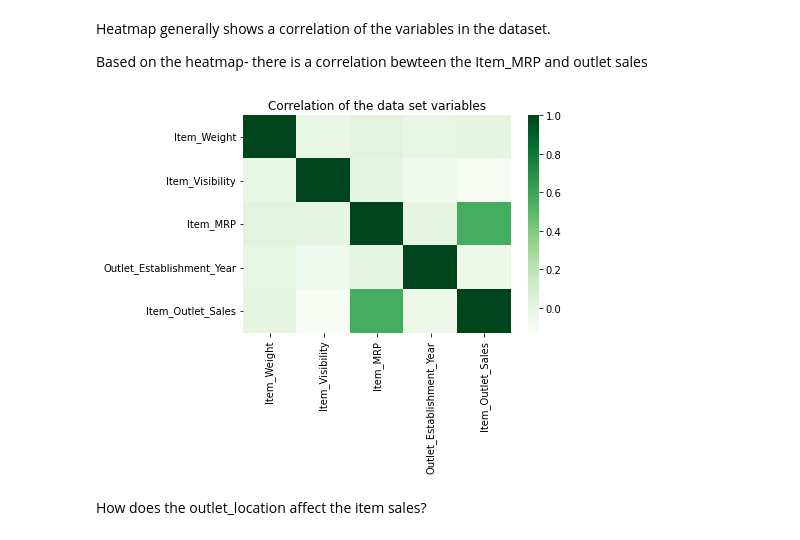
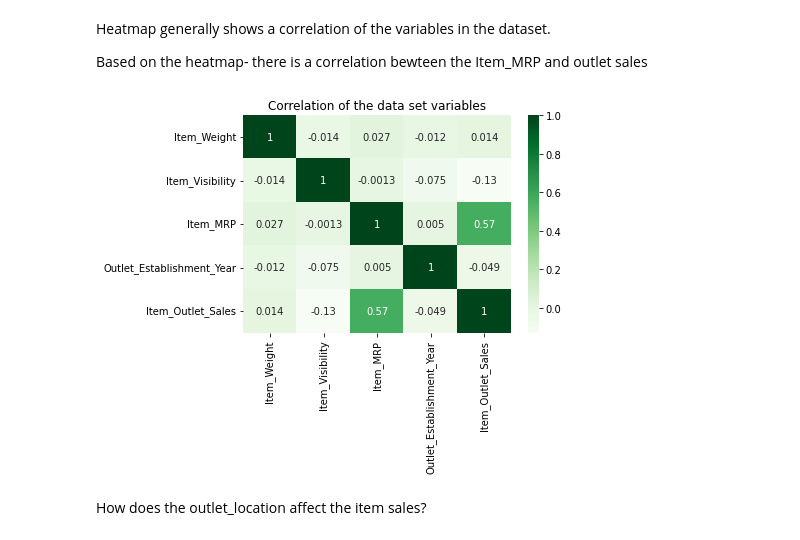
Before and after one commit to maryawamaitha/A-Food-Sales-PredictionsProject, a Jupyter notebook: Project1_FoodSalesPrediction.ipynb, the cells around one changed output. Drawn from its saved outputs; the diff is of its cells as text; code cells hidden in the pictures.

```diff
--- a/Project1_FoodSalesPrediction.ipynb
+++ b/Project1_FoodSalesPrediction.ipynb
@@ -189,12 +189,11 @@ Heatmap generally shows a correlation of the variables in the dataset.
 
 Based on the heatmap- there is a correlation bewteen the Item_MRP and outlet sales
 # %%
-
 corr = sales_cata.corr()
-sns.heatmap(corr,cmap='Greens');
+sns.heatmap(corr,annot = True, cmap='Greens');
 plt.title('Correlation of the data set variables');
 # %% [output]
-[figure, old version]
+[figure, new version]
 # %% [markdown]
 How does the outlet_location affect the item sales?
 # %%
```
